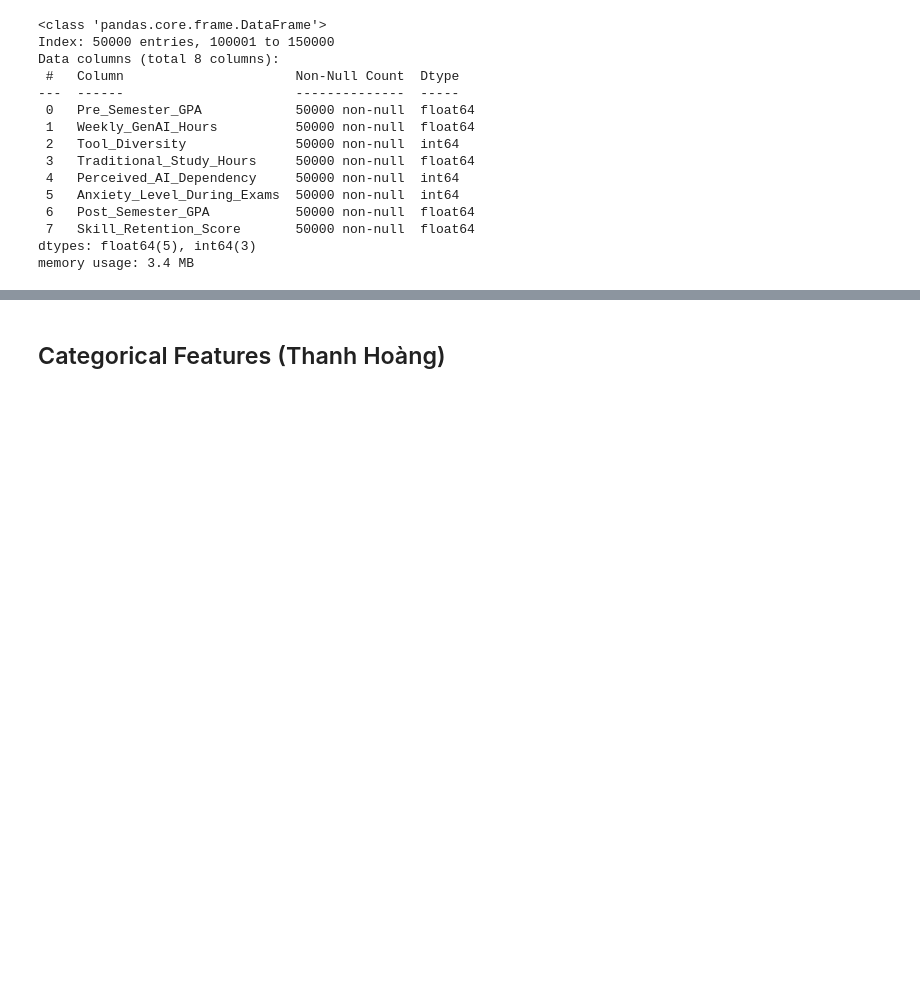
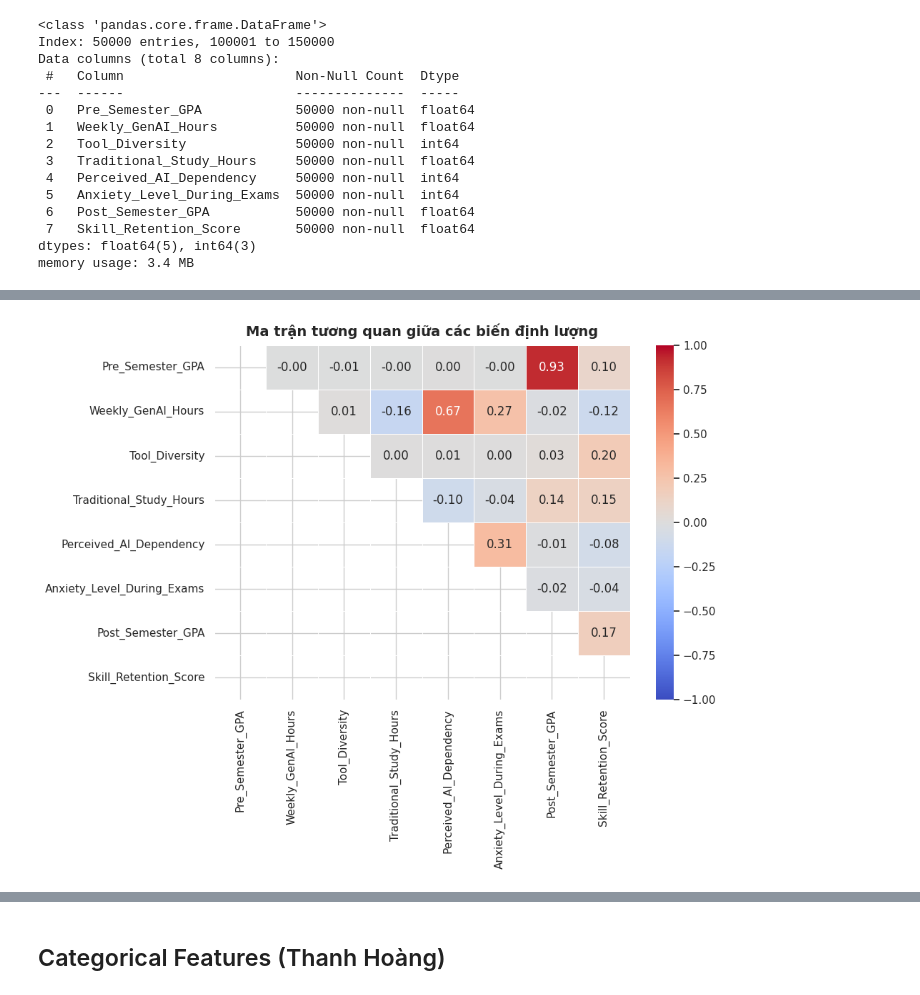
Before and after one commit to MEdan-US/Mini-Project, a Jupyter notebook: mini_project.ipynb, the cells around one changed output, grey strips where cells are left out. Drawn from its saved outputs; the diff is of its cells as text; code cells hidden in the pictures; blank space fills up the shorter version.

```diff
--- a/mini_project.ipynb
+++ b/mini_project.ipynb
@@ -98,0 +207,13 @@ memory usage: 3.4 MB
+# %%
+# Ma trận tương quan
+corr_matrix = df[numerical_cols].corr()
+mask = np.tril(np.ones_like(corr_matrix, dtype=bool))
+
+plt.figure(figsize=(10, 8))
+sns.heatmap(corr_matrix, mask=mask, annot=True, cmap='coolwarm', fmt='.2f', linewidths=0.6, vmin=-1, vmax=1)
+
+plt.title('Ma trận tương quan giữa các biến định lượng', fontweight='bold')
+plt.tight_layout()
+plt.show()
+# %% [output]
+[figure, added]
```
Also changed, not shown: parts of 13 cells of this notebook.
